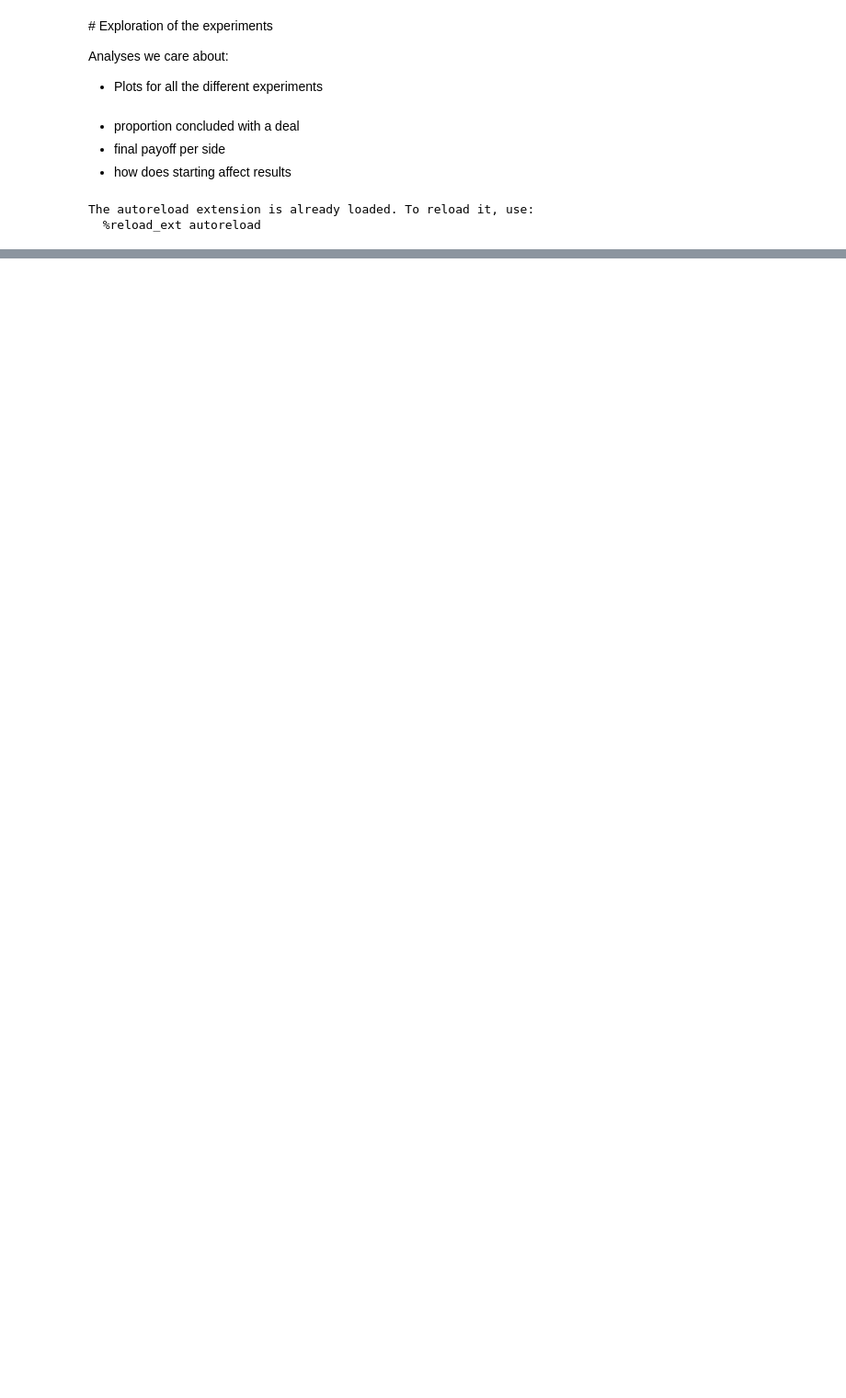
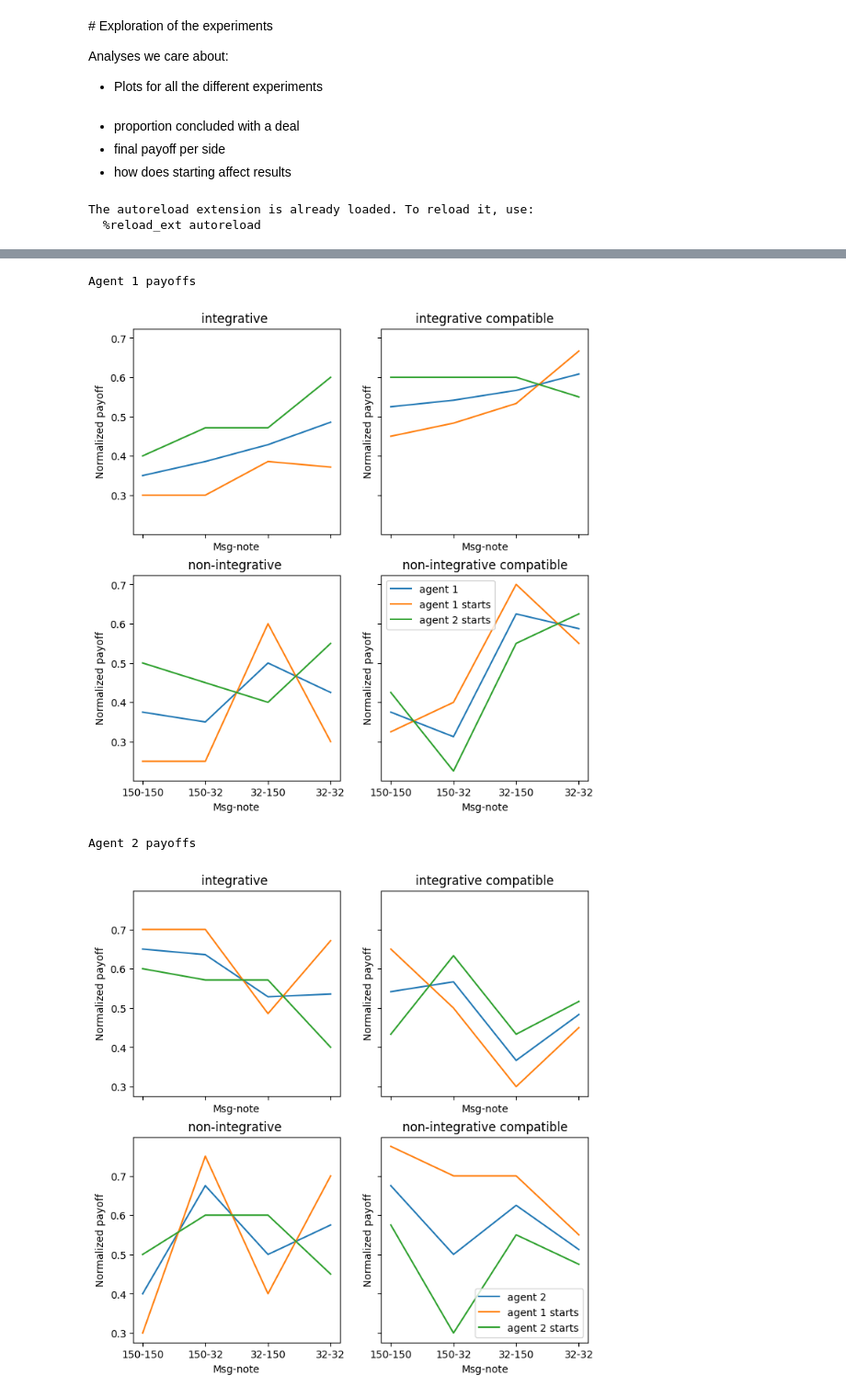
Before and after one commit to epfl-dlab/LAMEN, a Jupyter notebook: experiments.ipynb, the cells around one changed output, grey strips where cells are left out. Shown at 92% size. Saved outputs shown, nothing was run; the diff lists cells and outputs as text; code cells hidden in the pictures; blank space fills up the shorter version.

```diff
--- a/experiments.ipynb
+++ b/experiments.ipynb
@@ -419,0 +444,65 @@ d
+# %%
+groups = symmetric.groupby("game_type")
+symmetric1 = symmetric[symmetric["agent_start_id"]==0].groupby("game_type")
+symmetric2 = symmetric[symmetric["agent_start_id"]==1].groupby("game_type")
+fig, axs = plt.subplots(2,2, sharex=True, sharey=True, figsize=(8,8))
+
+print("Agent 1 payoffs")
+for (name, group), ax in zip(groups, axs.flatten()):
+    error = group.groupby("agent_1_len")["agent_1_normalized_payoff"].mean()
+    ax.set_title(name)
+    ax.set_xlabel("Msg-note")
+    ax.set_ylabel("Normalized payoff")
+    ax.plot(error.index, error.values, label="agent 1")
+
+for (name, group), ax in zip(symmetric1, axs.flatten()):
+    error = group.groupby("agent_1_len")["agent_1_normalized_payoff"].mean()
+    ax.set_title(name)
+    ax.set_xlabel("Msg-note")
+    ax.set_ylabel("Normalized payoff")
+    ax.plot(error.index, error.values, label="agent 1 starts")
+
+for (name, group), ax in zip(symmetric2, axs.flatten()):
+    error = group.groupby("agent_1_len")["agent_1_normalized_payoff"].mean()
+    ax.set_title(name)
+    ax.set_xlabel("Msg-note")
+    ax.set_ylabel("Normalized payoff")
+    ax.plot(error.index, error.values, label="agent 2 starts")
+plt.legend()
+
+
+plt.show()
+fig2, axs2 = plt.subplots(2,2, sharex=True, sharey=True, figsize=(8,8))
+
+print("Agent 2 payoffs")
+for (name, group), ax in zip(groups, axs2.flatten()):
+    error = group.groupby("agent_2_len")["agent_2_normalized_payoff"].mean()
+    ax.set_title(name)
+    ax.set_xlabel("Msg-note")
+    ax.set_ylabel("Normalized payoff")
+    ax.plot(error.index, error.values, label="agent 2")
+
+
+for (name, group), ax in zip(symmetric1, axs2.flatten()):
+    error = group.groupby("agent_2_len")["agent_2_normalized_payoff"].mean()
+    ax.set_title(name)
+    ax.set_xlabel("Msg-note")
+    ax.set_ylabel("Normalized payoff")
+    ax.plot(error.index, error.values, label="agent 1 starts")
+
+
+for (name, group), ax in zip(symmetric2, axs2.flatten()):
+    error = group.groupby("agent_2_len")["agent_2_normalized_payoff"].mean()
+    ax.set_title(name)
+    ax.set_xlabel("Msg-note")
+    ax.set_ylabel("Normalized payoff")
+    ax.plot(error.index, error.values, label="agent 2 starts")
+
+
+plt.legend()
+plt.show()
+# %% [output]
+Agent 1 payoffs
+[figure, added]
+Agent 2 payoffs
+[figure, added]
```
Also changed, not shown: parts of 79 cells of this notebook, 15 other files.
